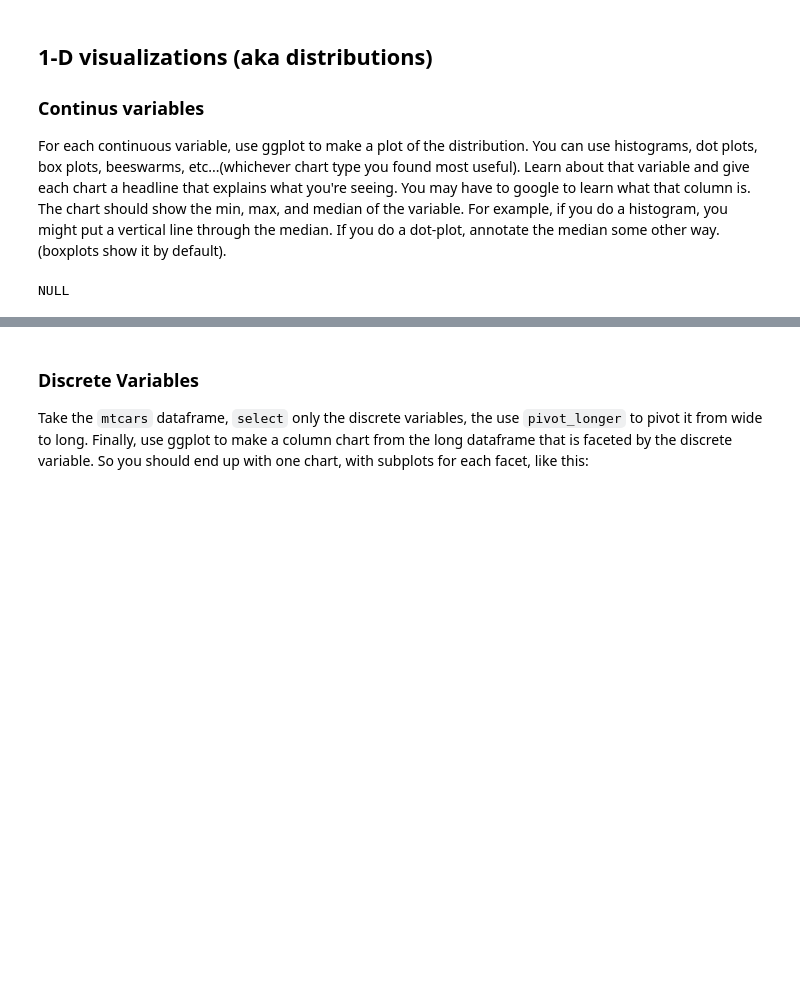
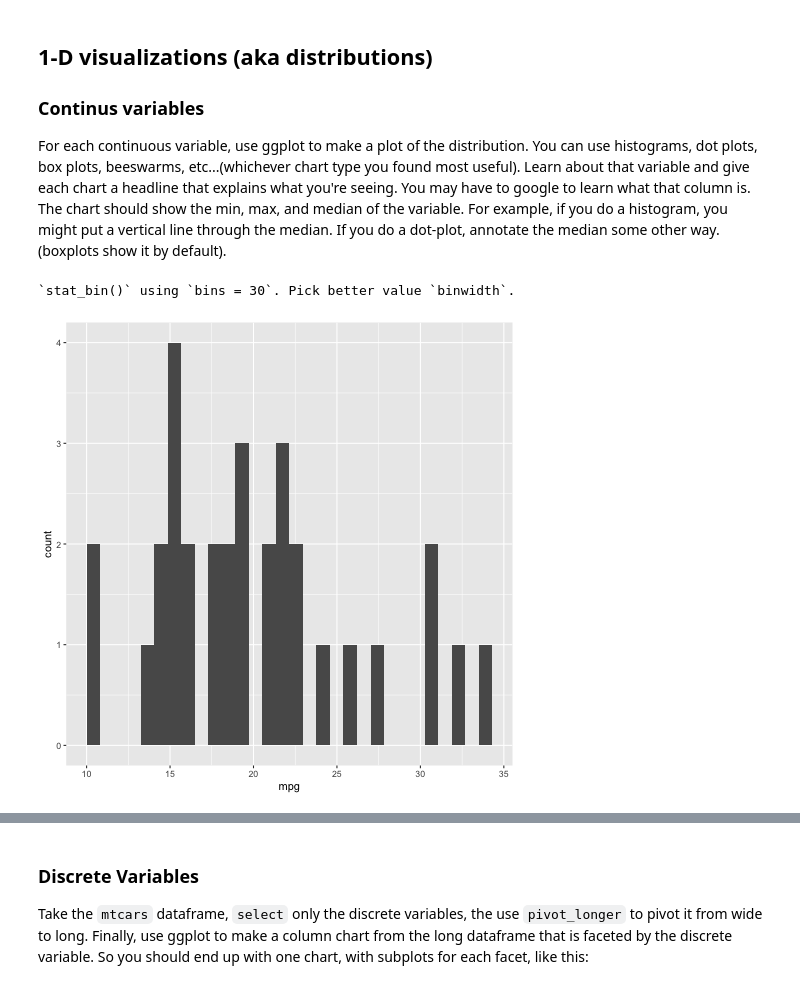
Before and after one commit to data4news/mtcars-eda-intro-loyolaalums, a Jupyter notebook: notebook-1.ipynb, the cells around one changed output, grey strips where cells are left out. Drawn from its saved outputs; the diff is of its cells as text; code cells hidden in the pictures; blank space fills up the shorter version.

```diff
--- a/notebook-1.ipynb
+++ b/notebook-1.ipynb
@@ -200,6 +200,12 @@ For each continuous variable, use ggplot to make a plot of the distribution. You
 # %%
 %%R
 
 # 👉 chart for mpg
+
+mtcars |>
+    ggplot() +
+    aes(x=mpg) +
+    geom_histogram()
 # %% [output]
-NULL
+`stat_bin()` using `bins = 30`. Pick better value `binwidth`.
+[figure, added]
```
Also changed, not shown: parts of 16 cells of this notebook.
